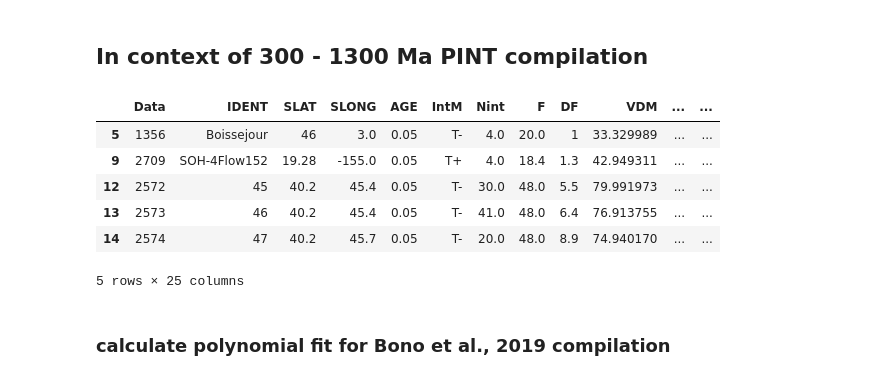
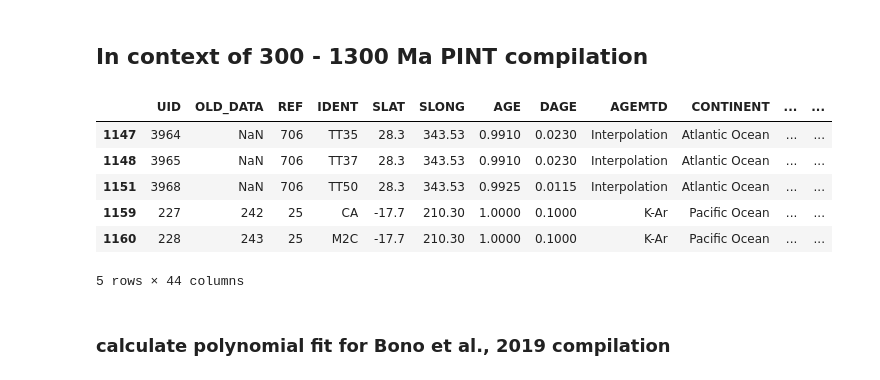
Before and after one commit to Swanson-Hysell-Group/AX_BD_PINT, a Jupyter notebook: code/AX_BD_PINT.ipynb, the cells around one changed output. Drawn from its saved outputs; the diff is of its cells as text; code cells hidden in the pictures.

```diff
--- a/code/AX_BD_PINT.ipynb
+++ b/code/AX_BD_PINT.ipynb
@@ -102,7 +102,7 @@ def plot_PINT(site_list, site_int_n, site_int, site_int_sigma_uT, spec_int_uT, s
         ax.add_patch(rectangle)
 
         ax.text(current_site + site_int_n[i]/2+0.3, site_int[i] + site_int_sigma_uT[i] + 2.5,
-                 site_list[i] + '\n' + '%.2f' % site_int[i] + ' $\pm$ ' + '%.2f' % site_int_sigma_uT[i], size='10',horizontalalignment='center', verticalalignment='bottom', multialignment='center')
+                 site_list[i] + '\n' + '%.2f' % site_int[i] + '$\pm$' + '%.2f' % site_int_sigma_uT[i] +' $\mu$T' , size='10',horizontalalignment='center', verticalalignment='bottom', multialignment='center')
 
         # now lets put in little squares of specimen data into site mean plot
         for j in range(site_int_n[i]):
@@ -382,7 +407,7 @@ for i in range(len(site_list)):
     ax.add_patch(rectangle)
 
     ax.text(current_site + site_int_n[i]/2, site_int[i] + site_int_sigma_uT[i] + 2.5,
-                site_list[i] + '\n' + '%.2f' % site_int[i] + ' $\pm$ ' + '%.2f' % site_int_sigma_uT[i], size='10',horizontalalignment='right', verticalalignment='bottom', multialignment='left')
+                site_list[i] + '\n' + '%.2f' % site_int[i] + '$\pm$' + '%.2f' % site_int_sigma_uT[i] +' $\mu$T', size='10',horizontalalignment='right', verticalalignment='bottom', multialignment='left')
 
 #     # now lets put in little squares of specimen data into site mean plot
 #     for j in range(site_int_n[i]):
@@ -395,7 +420,7 @@ for i in range(len(site_list)):
 
 # labeling grand mean for AX
 if plot_weighted_mean == True:
-    ax.text(len(AX_all_PINT_specimen.specimen_int_uT.tolist())+8, mean-5, '%.2f' % mean + ' $\pm$ ' + '%.2f' % std, color = AX_weighted_mean_color, horizontalalignment='right',fontsize=12)
+    ax.text(len(AX_all_PINT_specimen.specimen_int_uT.tolist())+8, mean-5, '%.2f' % mean + '$\pm$' + '%.2f' % std  + ' $\mu$T', color = AX_weighted_mean_color, horizontalalignment='right',fontsize=12)
     # making legends here
     custom_legends = [Line2D([0], [0], marker='s', color='w', markerfacecolor=AX_spec_color, markersize=10, label='Anorthosite specimen $B_{est}$'),
 #                       Line2D([0], [0], marker='d', color='w', markerfacecolor=BD_spec_color, markersize=10, label='Diabase specimen $B_{est}$'),
@@ -406,7 +431,7 @@ if plot_weighted_mean == True:
                         Line2D([0], [0], color=AX_weighted_mean_color, ls = 'dashed', lw=2, label = 'anorthosite weighted mean'),
                         Patch(facecolor=AX_grand_std_color, edgecolor='none', lw = 5, alpha = 0.3, label= 'weighted uncertainty envelope')]
 else:
-    ax.text(len(AX_all_PINT_specimen.specimen_int_uT.tolist())+7.5, mean-3, '%.2f' % mean + ' $\pm$ ' + '%.2f' % std, color = AX_grand_mean_color, horizontalalignment='right',fontsize=12)
+    ax.text(len(AX_all_PINT_specimen.specimen_int_uT.tolist())+7.5, mean-3, '%.2f' % mean + '$\pm$' + '%.2f' % std + ' $\mu$T' , color = AX_grand_mean_color, horizontalalignment='right',fontsize=12)
     # making legends here
     custom_legends = [Line2D([0], [0], marker='s', color='w', markerfacecolor=AX_spec_color, markersize=10, label='Anorthosite specimen $B_{est}$'),
 #                       Line2D([0], [0], marker='d', color='w', markerfacecolor=BD_spec_color, markersize=10, label='Diabase specimen $B_{est}$'),
@@ -523,6 +550,8 @@ First we import data from relatively recent geological history. This ‘Recent
-# %%
-pd.set_option("display.max_rows",101)
-Recent_PINT = pd.read_excel('../data/PINT_compilation/PINT_0_300Ma.xlsx', engine='openpyxl')
-recent_PINT = Recent_PINT.loc[Recent_PINT.AGE > 0.99]
-recent_values = recent_PINT['VDM/VADM']/10
+# %%
+# read in csv file
+All_PINT_data = pd.read_csv('../data/PINT_compilation/All_PINT_data_Bono2021.csv')
+
+# filter for records with Qpi index bigger than 3
+All_PINT_data = All_PINT_data[All_PINT_data['QPI'] >=3]
+All_PINT_data = All_PINT_data.loc[All_PINT_data.AGE > 0.99]
 # %%
@@ -811,38 +852,36 @@ plt.show()
 # %% [markdown]
 ## In context of 300 - 1300 Ma PINT compilation
 # %%
-PINT_data = pd.read_csv('../data/PINT_compilation/PINT_all_dir.csv')
-# PINT_data = PINT_data.drop(PINT_data[PINT_data['VDM']== '&nbsp;'].index)
-PINT_data = PINT_data.drop(PINT_data[PINT_data['INC']== '&nbsp;'].index)
-PINT_data['INC'] = PINT_data['INC'].astype(np.float)
-# PINT_data = PINT_data.drop(PINT_data[PINT_data['DEC']== '&nbsp;'].index)
-# PINT_data = PINT_data.drop(PINT_data[PINT_data['SLAT']== '&nbsp;'].index)
-PINT_data = PINT_data.drop(PINT_data[PINT_data['IntM']== '&nbsp;'].index)
-PINT_data = PINT_data.drop(PINT_data[PINT_data['F']== '&nbsp;'].index)
-PINT_data['F'] = PINT_data['F'].astype(np.float)
-PINT_data = PINT_data.drop(PINT_data[PINT_data['Nint']== '&nbsp;'].index)
+PINT_data = All_PINT_data
+PINT_data = PINT_data[PINT_data['QPI'] >=3]
+PINT_data = PINT_data.dropna(subset=['INC', 'INTM', 'B', 'NINT'])
+# PINT_data['INC'] = PINT_data['INC'].astype(np.float)
+# PINT_data = PINT_data.drop(PINT_data[PINT_data['IntM']== '&nbsp;'].index)
+# PINT_data = PINT_data.drop(PINT_data[PINT_data['F']== '&nbsp;'].index)
+# PINT_data['F'] = PINT_data['F'].astype(np.float)
+# PINT_data = PINT_data.drop(PINT_data[PINT_data['Nint']== '&nbsp;'].index)
 
 PINT_data['Plat'] = [pmag.plat(i) for i in PINT_data['INC'].tolist()]
-PINT_data['VDM'] = [pmag.b_vdm(PINT_data['F'].tolist()[i]/1000000, PINT_data['Plat'].tolist()[i])
+PINT_data['VDM'] = [pmag.b_vdm(PINT_data['B'].tolist()[i]/1000000, PINT_data['Plat'].tolist()[i])
                                for i in range(PINT_data.shape[0])]
 
-PINT_data['Nint'] = PINT_data['Nint'].astype(np.float)
-PINT_data['AGE'] = PINT_data['AGE'].astype(np.float)
+# PINT_data['Nint'] = PINT_data['NINT'].astype(np.float)
+# PINT_data['AGE'] = PINT_data['AGE'].astype(np.float)
 PINT_data['VDM'] = PINT_data['VDM'].astype(np.float)/1e21
 
 
 PINT_data = PINT_data.dropna(axis=0, subset=['VDM'])
-PINT_data = PINT_data[PINT_data['Nint'] >=3]
+
 # PINT_data = PINT_data.drop(PINT_data[PINT_data['AGE'] == '433-448'].index)
 PINT_data.head()
 # %% [output]
-|  | Data | IDENT | SLAT | SLONG | AGE | IntM | Nint | F | DF | VDM | ... | ... |
-| 5 | 1356 | Boissejour | 46 | 3.0 | 0.05 | T- | 4.0 | 20.0 | 1 | 33.329989 | ... | ... |
-| 9 | 2709 | SOH-4Flow152 | 19.28 | -155.0 | 0.05 | T+ | 4.0 | 18.4 | 1.3 | 42.949311 | ... | ... |
-| 12 | 2572 | 45 | 40.2 | 45.4 | 0.05 | T- | 30.0 | 48.0 | 5.5 | 79.991973 | ... | ... |
-| 13 | 2573 | 46 | 40.2 | 45.4 | 0.05 | T- | 41.0 | 48.0 | 6.4 | 76.913755 | ... | ... |
-| 14 | 2574 | 47 | 40.2 | 45.7 | 0.05 | T- | 20.0 | 48.0 | 8.9 | 74.940170 | ... | ... |
+|  | UID | OLD_DATA | REF | IDENT | SLAT | SLONG | AGE | DAGE | AGEMTD | CONTINENT | ... | ... |
+| 1147 | 3964 | NaN | 706 | TT35 | 28.3 | 343.53 | 0.9910 | 0.0230 | Interpolation | Atlantic Ocean | ... | ... |
+| 1148 | 3965 | NaN | 706 | TT37 | 28.3 | 343.53 | 0.9910 | 0.0230 | Interpolation | Atlantic Ocean | ... | ... |
+| 1151 | 3968 | NaN | 706 | TT50 | 28.3 | 343.53 | 0.9925 | 0.0115 | Interpolation | Atlantic Ocean | ... | ... |
+| 1159 | 227 | 242 | 25 | CA | -17.7 | 210.30 | 1.0000 | 0.1000 | K-Ar | Pacific Ocean | ... | ... |
+| 1160 | 228 | 243 | 25 | M2C | -17.7 | 210.30 | 1.0000 | 0.1000 | K-Ar | Pacific Ocean | ... | ... |
-5 rows × 25 columns
+5 rows × 44 columns
 # %%
 PINT_post_500 = PINT_data[PINT_data['AGE']<500]
 
```
Also changed, not shown: parts of 16 cells of this notebook, 13 other files.
